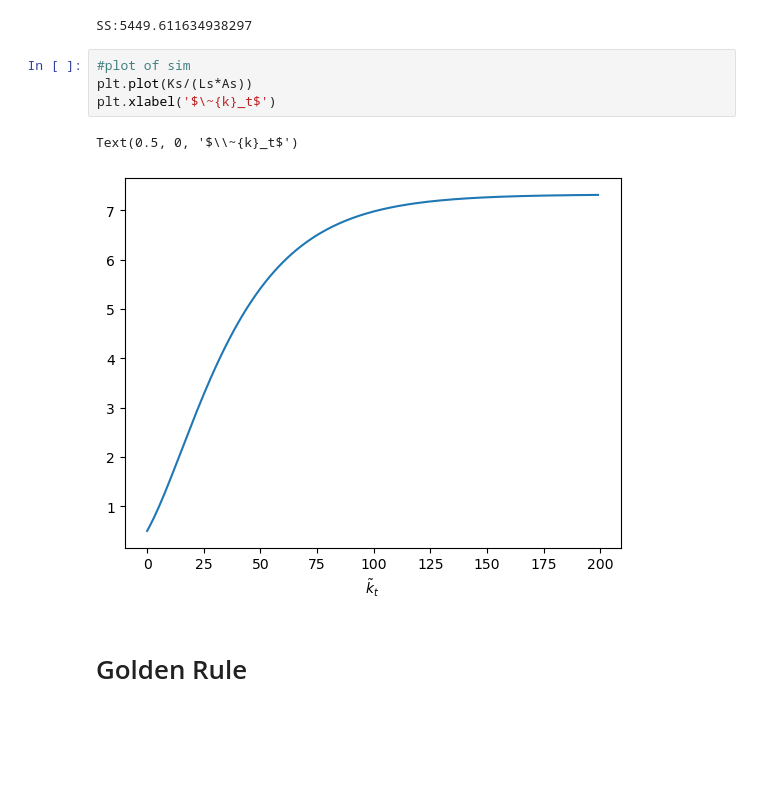
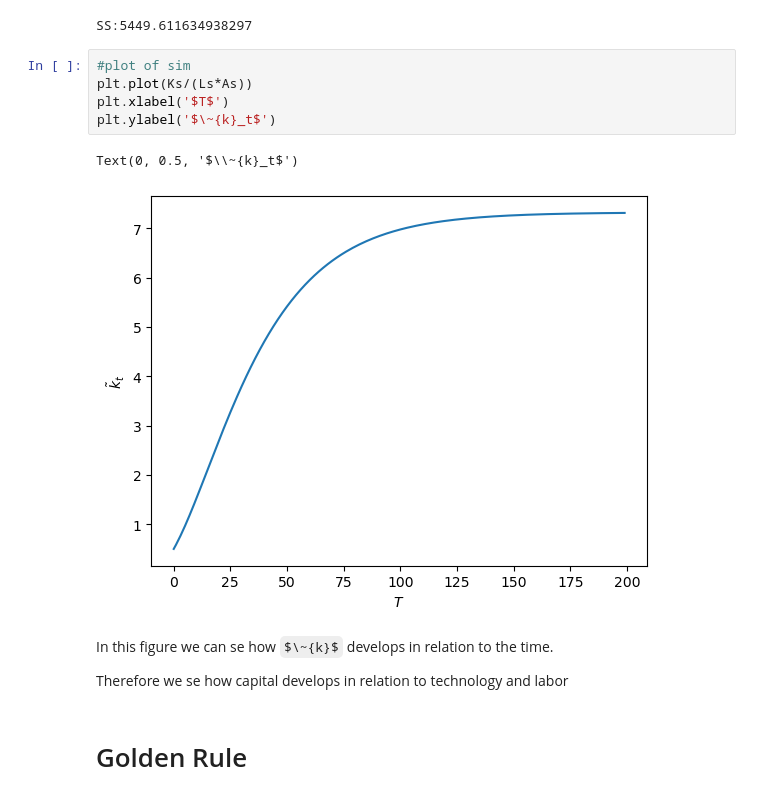
Before and after one commit to NumEconCopenhagen/projects-2023-rikke-og-emma, a Jupyter notebook: modelproject/modelproject.ipynb, the cells around one changed output. Drawn from its saved outputs; the diff is of its cells as text; some formulas as TeX source; blank space fills up the shorter version.

```diff
--- a/modelproject/modelproject.ipynb
+++ b/modelproject/modelproject.ipynb
@@ -531,10 +531,15 @@ SS:5449.611634938297
 # %%
 #plot of sim
 plt.plot(Ks/(Ls*As))
-plt.xlabel('$\~{k}_t$')
+plt.xlabel('$T$')
+plt.ylabel('$\~{k}_t$')
 # %% [output]
-Text(0.5, 0, '$\\~{k}_t$')
+Text(0, 0.5, '$\\~{k}_t$')
-[figure, old version]
+[figure, new version]
+# %% [markdown]
+In this figure we can se how $\~{k}$ develops in relation to the time.
+
+Therefore we se how capital develops in relation to technology and labor
 # %% [markdown]
 # Golden Rule
 # %%
```
Also changed, not shown: parts of 2 cells of this notebook, 3 other files.
